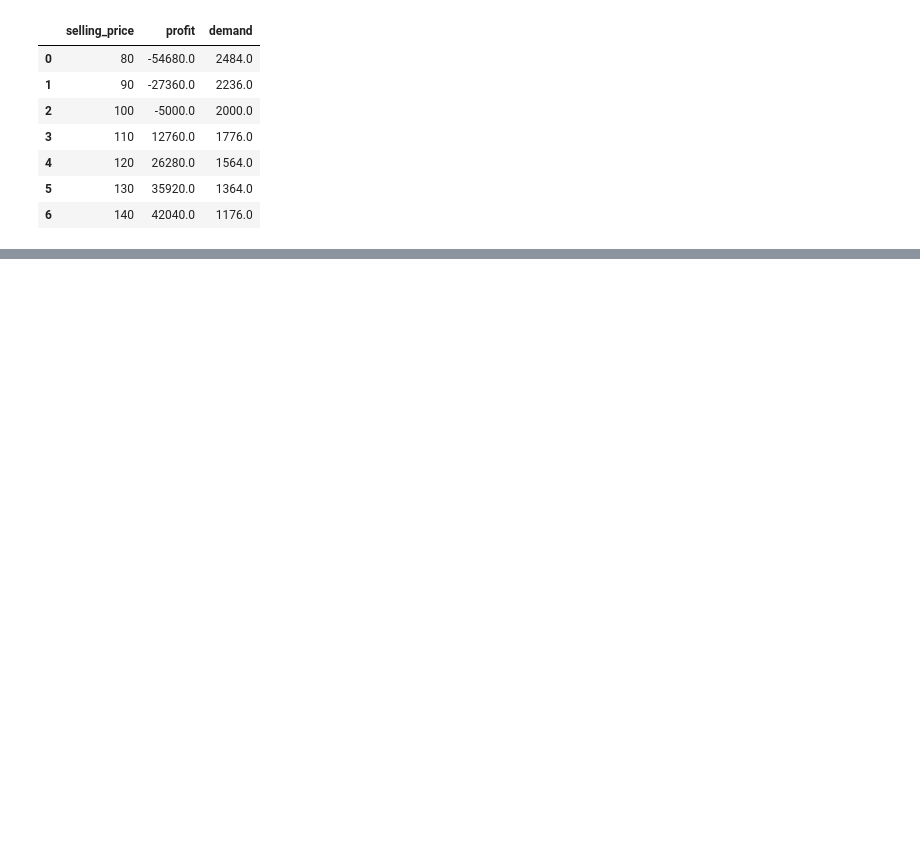
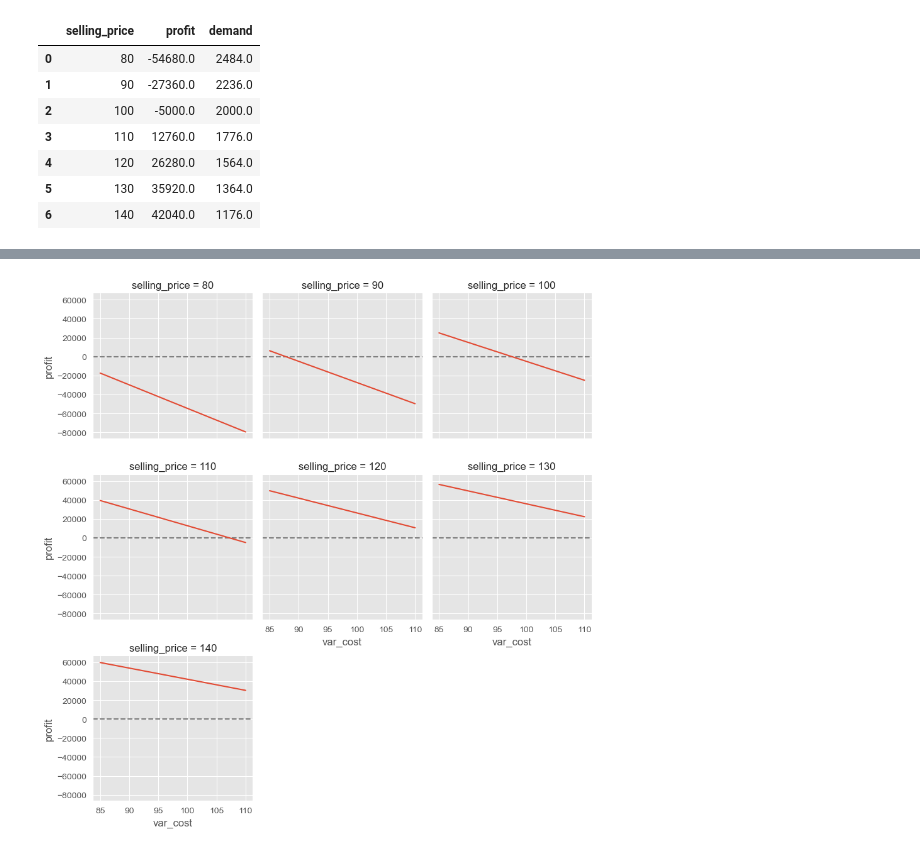
Before and after one commit to nicky-html96/hw2_excel_withpython, a Jupyter notebook: hw2_submission.ipynb, the cells around one changed output, grey strips where cells are left out. Drawn from its saved outputs; the diff is of its cells as text; code cells hidden in the pictures; blank space fills up the shorter version.

```diff
--- a/hw2_submission.ipynb
+++ b/hw2_submission.ipynb
@@ -145,0 +182,11 @@ model_goal_dt1
+# %%
+# Specifying input ranges between $80 and $140
+dt_param_range2 = {'selling_price': np.arange(80, 141, 10),
+                  'var_cost': np.arange(85, 111, 5)}
+
+# specifying output
+outputs = ['profit', 'total_cost']
+
+# Creation of 1-way data table
+model_dt2 = model.data_table(dt_param_range2, outputs)
+model_dt2
@@ -145,0 +211,5 @@ model_goal_dt1
+# %%
+profit_dt_g = sns.FacetGrid(model_dt2, col="selling_price", sharey=True, col_wrap=3).refline(y=0)
+profit_dt2 = profit_dt_g.map(plt.plot, "var_cost", "profit")
+# %% [output]
+[figure, added]
```
Also changed, not shown: parts of 36 cells of this notebook.
